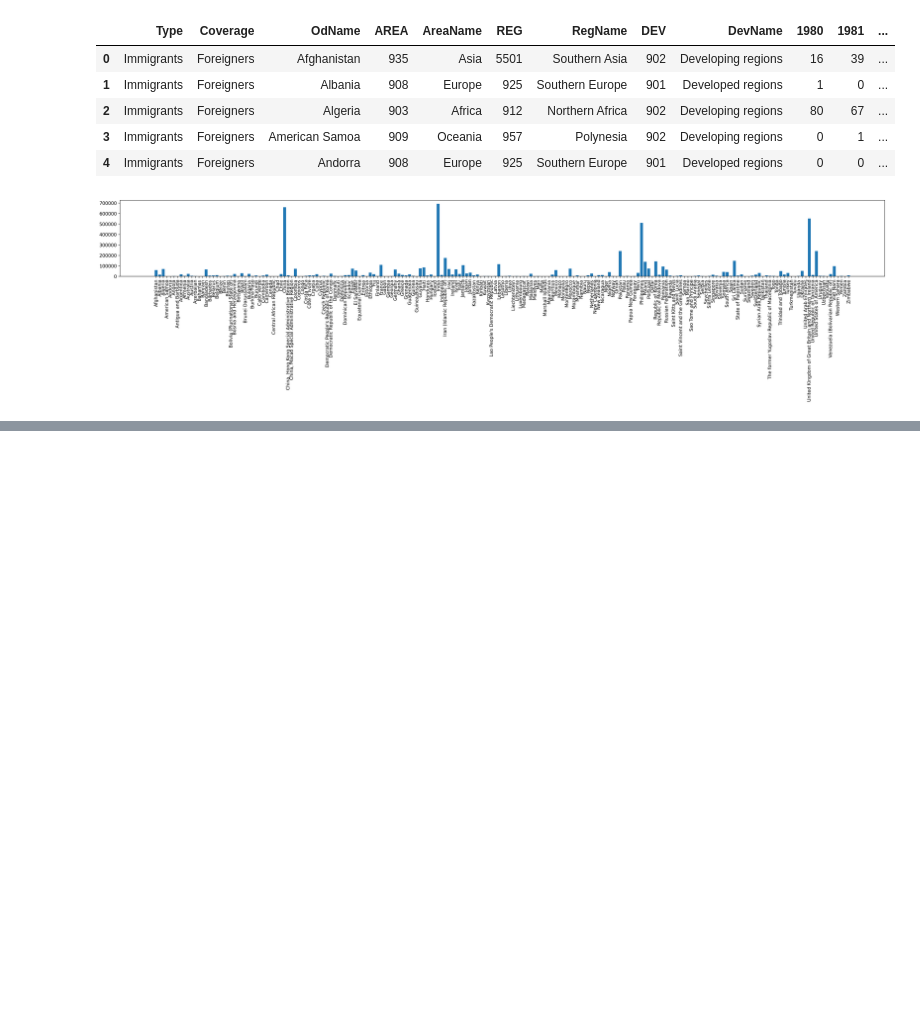
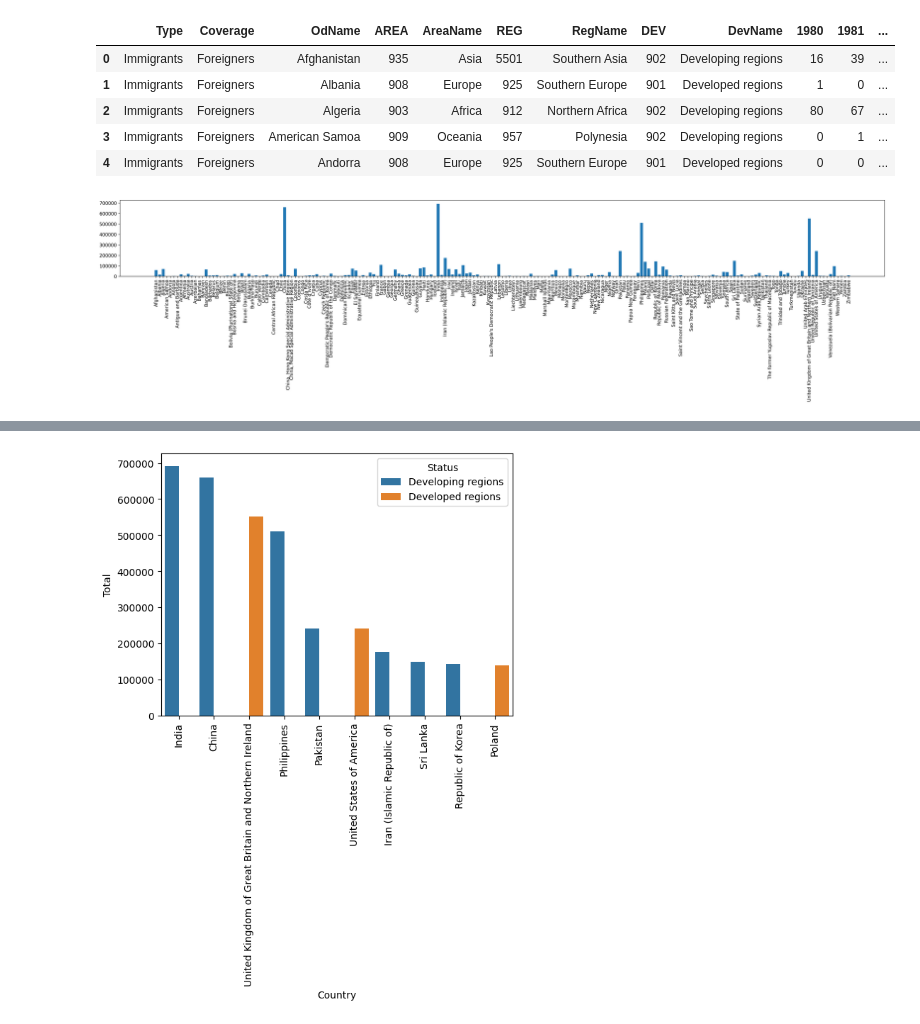
Before and after one commit to Ankidec/Data-Analysis, a Jupyter notebook: pandas_basics.ipynb, the cells around one changed output, grey strips where cells are left out. Saved outputs shown, nothing was run; the diff lists cells and outputs as text; code cells hidden in the pictures; blank space fills up the shorter version.

```diff
--- a/pandas_basics.ipynb
+++ b/pandas_basics.ipynb
@@ -419,0 +885,6 @@ plt.show()
+# %%
+sns.barplot(x='Country', y='Total', hue='Status', data=df.head(10))
+plt.xticks(rotation=90)
+plt.show()
+# %% [output]
+[figure, added]
```
Also changed, not shown: parts of 53 cells of this notebook.
